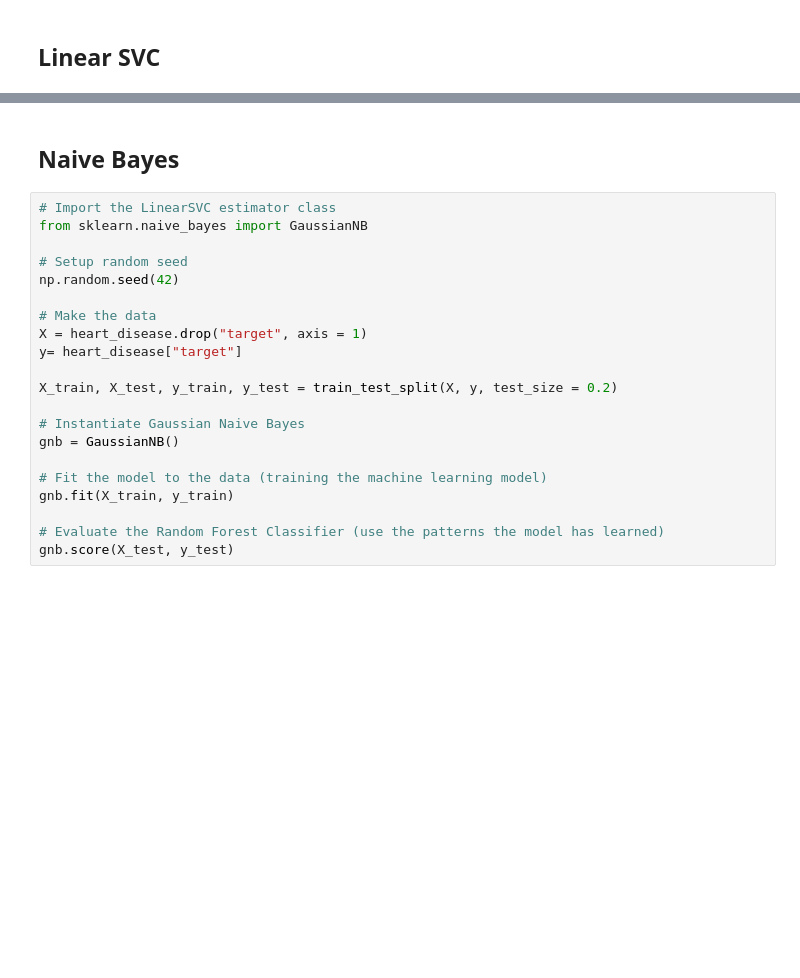
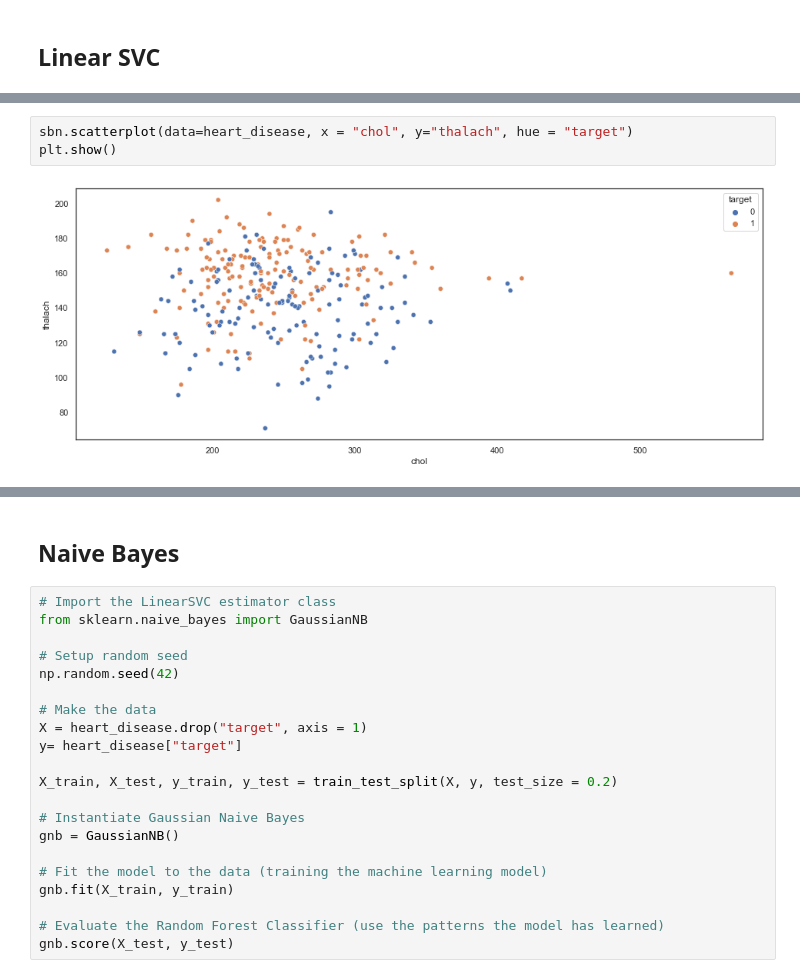
Before and after one commit to mcabanlit/ml-training, a Jupyter notebook: heart-disease-prediction.ipynb, the cells around one changed output, grey strips where cells are left out. Cells and saved outputs as stored; diff of their text form; blank space fills up the shorter version.

```diff
--- a/heart-disease-prediction.ipynb
+++ b/heart-disease-prediction.ipynb
@@ -319,0 +165,5 @@ clf.score(X_test, y_test)
+# %%
+sbn.scatterplot(data=heart_disease, x = "chol", y="thalach", hue = "target")
+plt.show()
+# %% [output]
+[figure, added]
```
Also changed, not shown: parts of 50 cells of this notebook, 18 other files.
